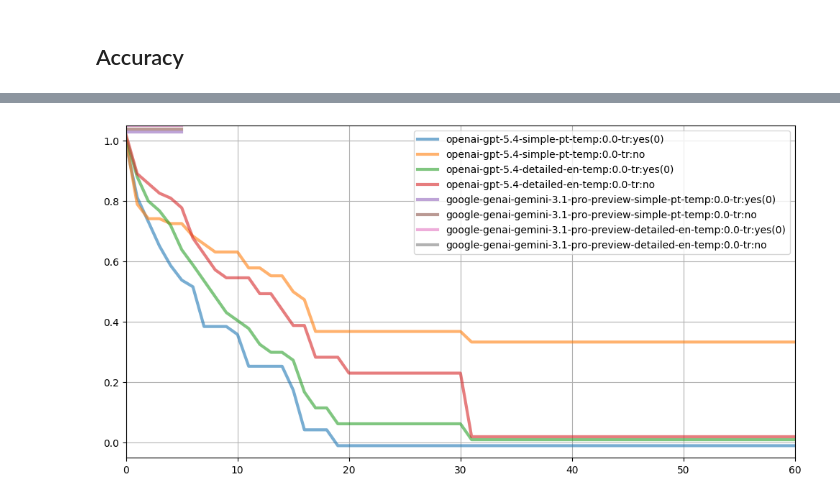
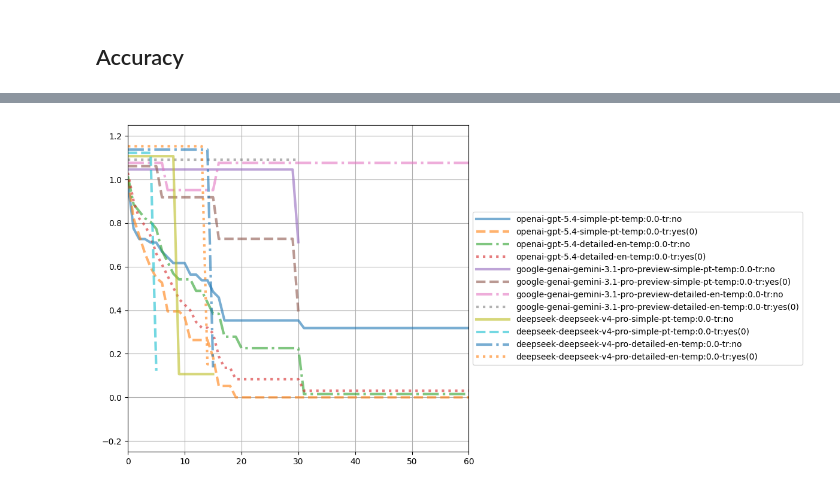
Before and after one commit to PUC-Behring-Institute-for-AI/umllm, a Jupyter notebook: evaluations/plot.ipynb, the cells around one changed output, grey strips where cells are left out. Drawn from its saved outputs; the diff is of its cells as text; code cells hidden in the pictures.

```diff
--- a/evaluations/plot.ipynb
+++ b/evaluations/plot.ipynb
@@ -12,6 +12,10 @@ import pandas as pd
 ## Runs
 # %%
 PRICING = {
+    'deepseek': {
+        'deepseek-v4-pro':   (.435/1e6, .87/1e6),
+        'deepseek-v4-flash': (.14/1e6, .28/1e6),
+    },
     'openai': {
         'gpt-5.4':      (2.5/1e6, 15./1e6),
         'gpt-5.4-mini': (.75/1e6, 4.5/1e6)}}
@@ -24,7 +28,9 @@ def cost(provider, model, input_tokens, output_tokens):
         return 0.
 
 def load():
-    for path in pathlib.Path('runs').glob('*.json'):
+    for path in itertools.chain(
+        pathlib.Path('runs').glob('*.json'),
+        pathlib.Path('runs.deepseek').glob('*.json')):
         with open(path, 'r', encoding='utf-8') as fp:
             t = json.load(fp)
             yield {
@@ -162,12 +164,16 @@ plt.show()
 # %%
+from itertools import cycle, islice
 import matplotlib.transforms as mtrans
-fig, ax = plt.subplots(figsize=(12,6))
-ax.set_ylim(-0.05, 1.05)
+fig, ax = plt.subplots(figsize=(16,9))
+ax.set_ylim(-0.25, 1.25)
 ax.set_xlim(0, 60)
-#ls = ['-', '--', '-.', ':']
+ls = list(islice(cycle(["-","--","-.",":"]), len(df)))
 for i, col in enumerate(df):
-    df.plot(y=col, figsize=(12,6), ax=ax, alpha=.6, linewidth=3, #style=ls[i],
-            transform=mtrans.offset_copy(ax.transData, fig=fig, x=0.0, y=3*(i-1), units='points'))
+    df.plot(y=col, figsize=(12,6), ax=ax, alpha=.6, linewidth=3, style=ls[i],
+            transform=mtrans.offset_copy(ax.transData, fig=fig, x=0.0, y=4*(i-1), units='points'))
+ax.legend(loc='center left', bbox_to_anchor=(1, .5), handlelength=4)
 ax.grid(True)
+fig.tight_layout()
+plt.show()
 # %% [output]
-[figure, old version]
+[figure, new version]
```
Also changed, not shown: parts of 3 cells of this notebook, 3 other files.
